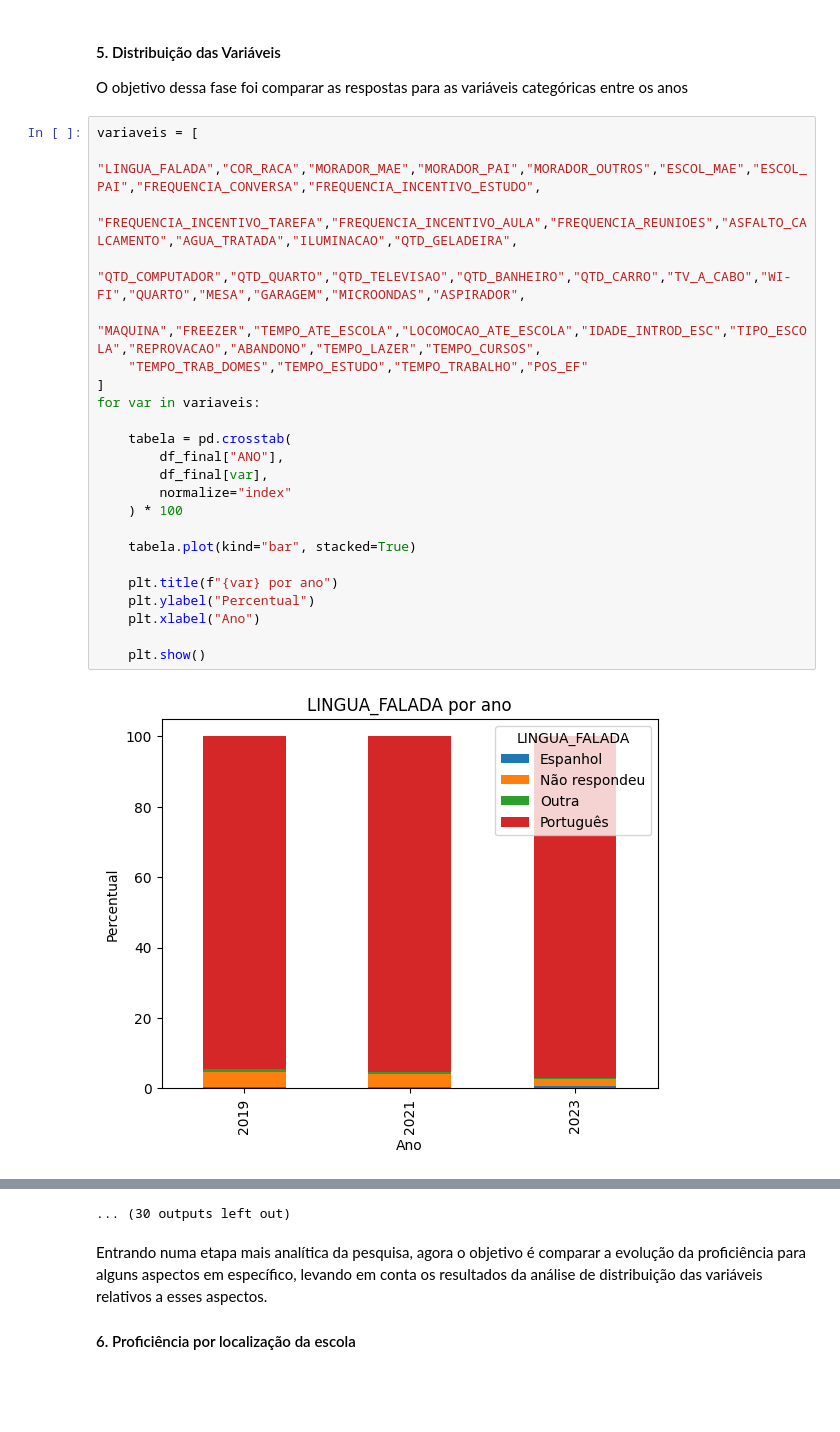
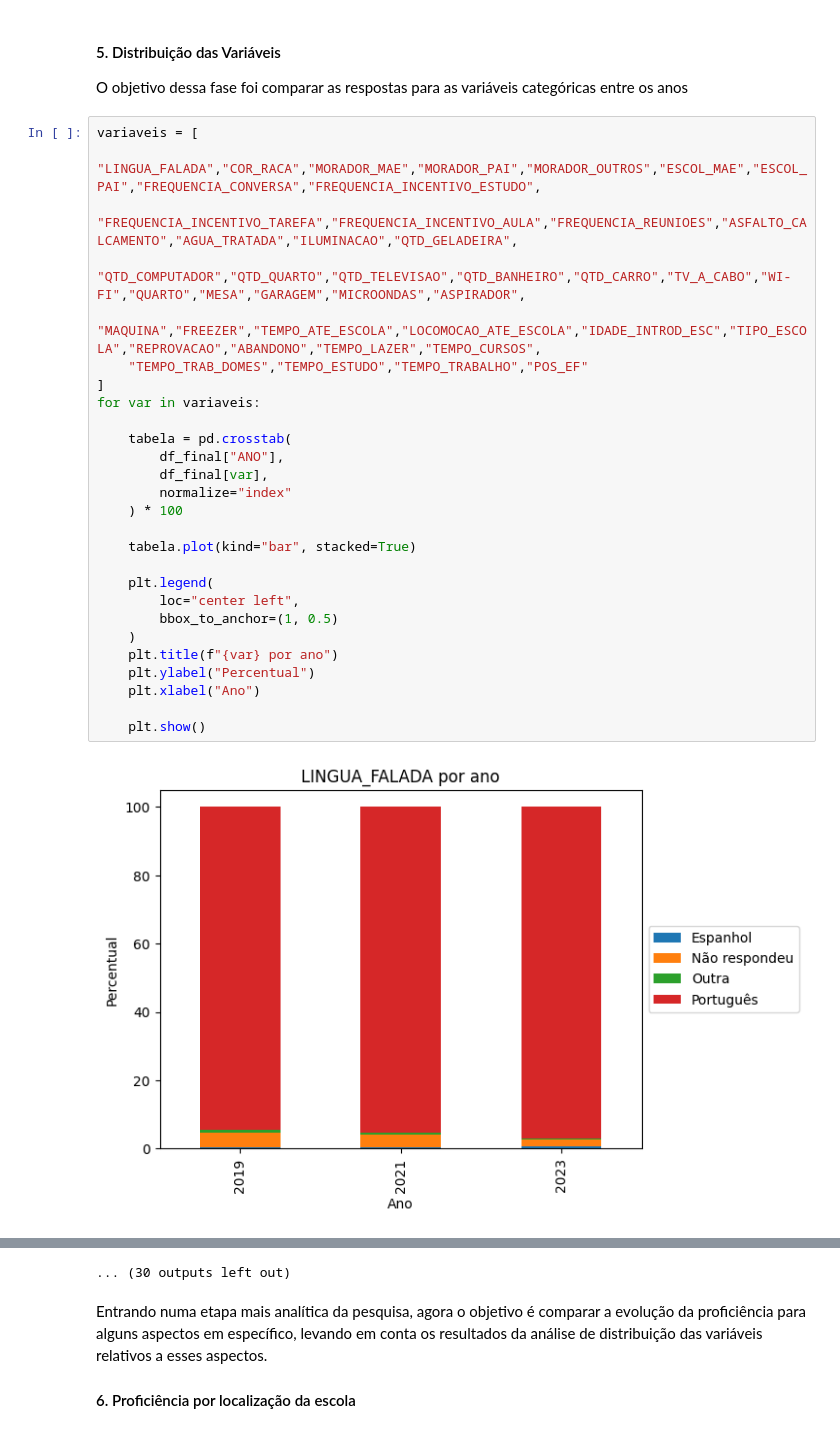
Before and after one commit to emilly788/TCC, a Jupyter notebook: 3. Análise Exploratória.ipynb, the cells around one changed output, grey strips where cells are left out. Saved outputs shown, nothing was run; the diff lists cells and outputs as text; blank space fills up the shorter version.

```diff
--- a/3. Análise Exploratória.ipynb
+++ b/3. Análise Exploratória.ipynb
@@ -129,25 +129,29 @@ O objetivo dessa fase foi comparar as respostas para as variáveis categóricas
 # %%
 variaveis = [
     "LINGUA_FALADA","COR_RACA","MORADOR_MAE","MORADOR_PAI","MORADOR_OUTROS","ESCOL_MAE","ESCOL_PAI","FREQUENCIA_CONVERSA","FREQUENCIA_INCENTIVO_ESTUDO",
     "FREQUENCIA_INCENTIVO_TAREFA","FREQUENCIA_INCENTIVO_AULA","FREQUENCIA_REUNIOES","ASFALTO_CALCAMENTO","AGUA_TRATADA","ILUMINACAO","QTD_GELADEIRA",
     "QTD_COMPUTADOR","QTD_QUARTO","QTD_TELEVISAO","QTD_BANHEIRO","QTD_CARRO","TV_A_CABO","WI-FI","QUARTO","MESA","GARAGEM","MICROONDAS","ASPIRADOR",
     "MAQUINA","FREEZER","TEMPO_ATE_ESCOLA","LOCOMOCAO_ATE_ESCOLA","IDADE_INTROD_ESC","TIPO_ESCOLA","REPROVACAO","ABANDONO","TEMPO_LAZER","TEMPO_CURSOS",
     "TEMPO_TRAB_DOMES","TEMPO_ESTUDO","TEMPO_TRABALHO","POS_EF"
 ]
 for var in variaveis:
 
     tabela = pd.crosstab(
         df_final["ANO"],
         df_final[var],
         normalize="index"
     ) * 100
 
     tabela.plot(kind="bar", stacked=True)
 
+    plt.legend(
+        loc="center left",
+        bbox_to_anchor=(1, 0.5)
+    )
     plt.title(f"{var} por ano")
     plt.ylabel("Percentual")
     plt.xlabel("Ano")
 
     plt.show()
 # %% [output]
-[figure, old version]
+[figure, new version]
```
Also changed, not shown: parts of 18 cells of this notebook.
